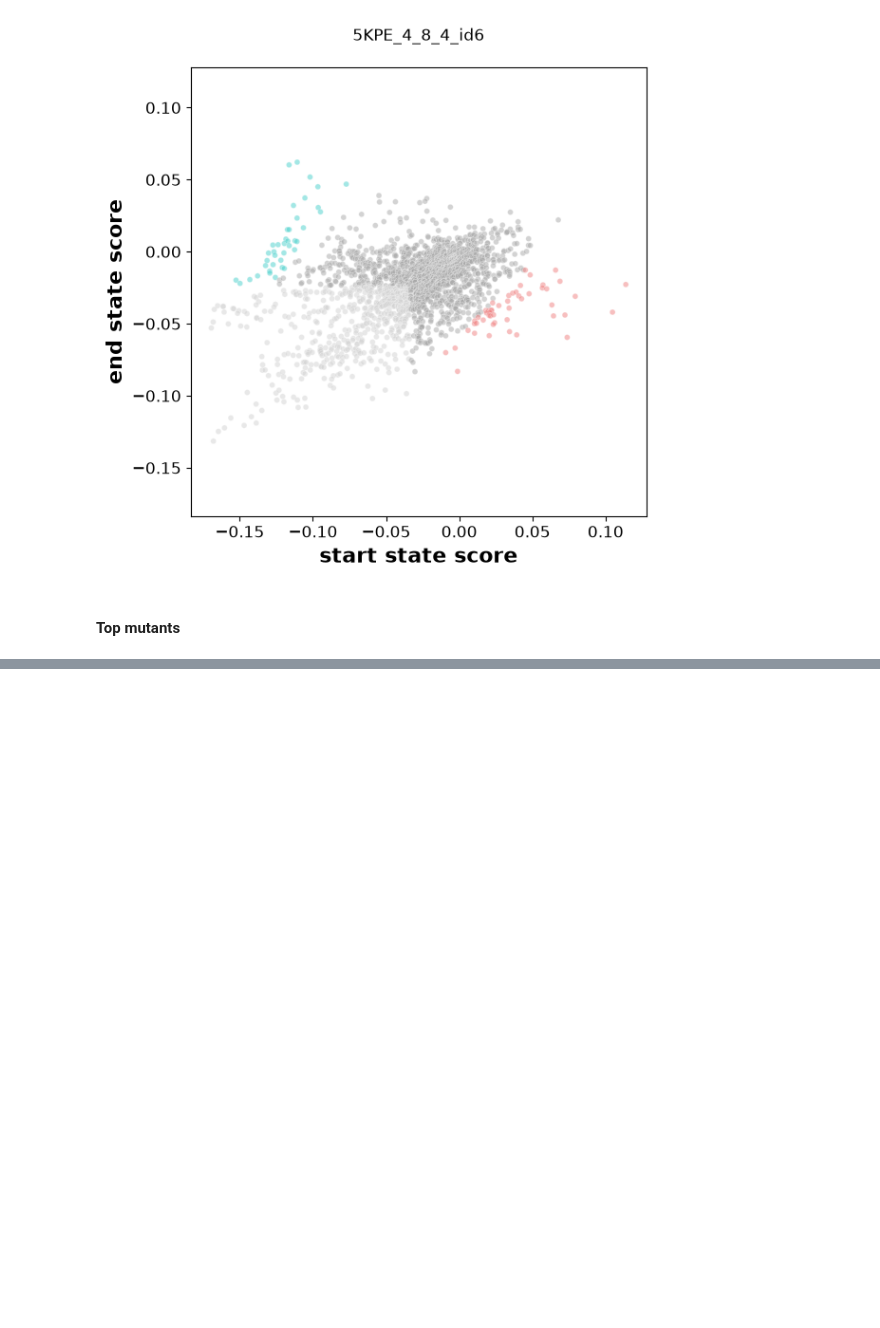
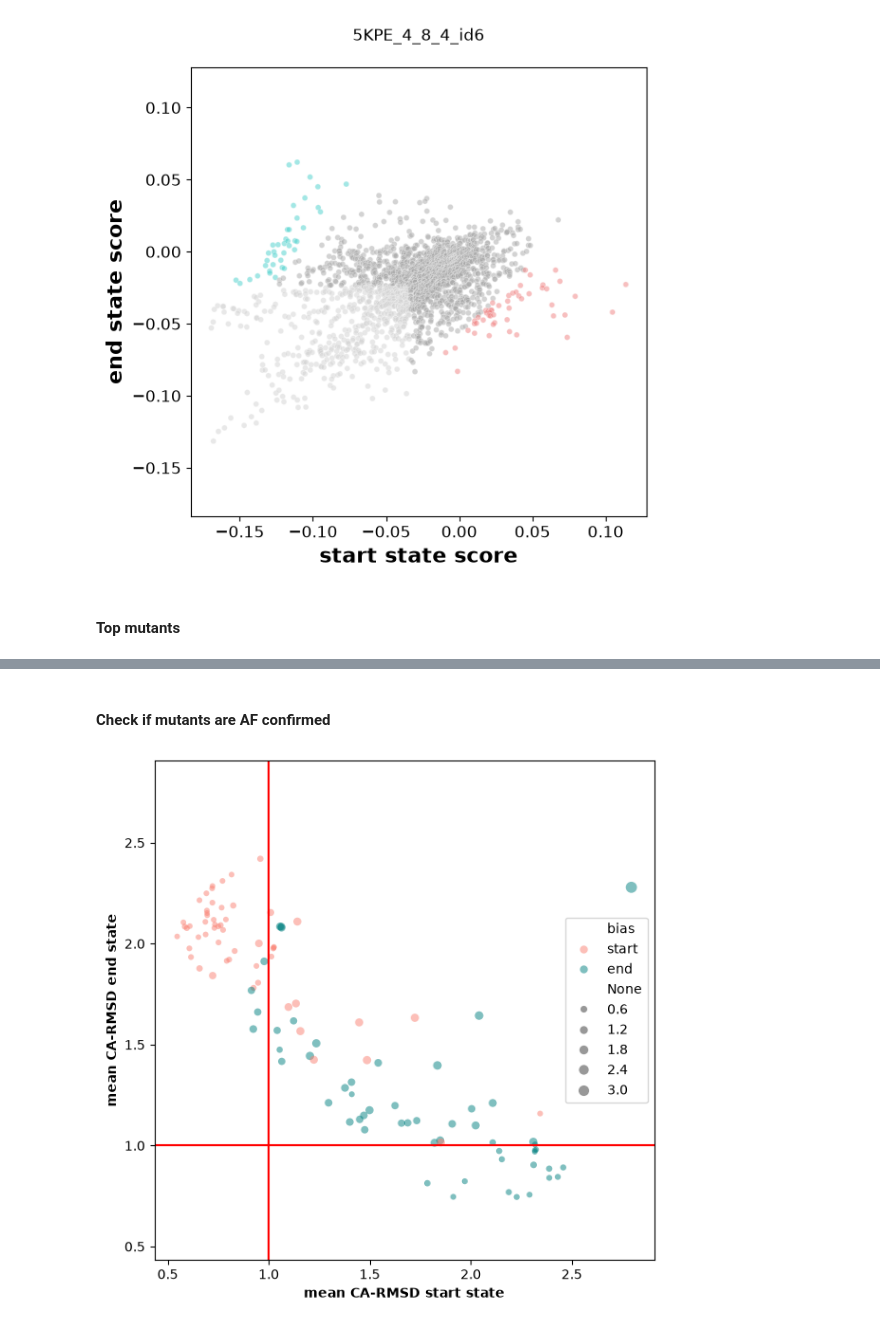
Before and after one commit to geanhu/rotation-su26-kortemme-lab, a Jupyter notebook: notebooks/conformational-biasing.ipynb, the cells around one changed output, grey strips where cells are left out. Cells and saved outputs as stored; diff of their text form; code cells hidden in the pictures; blank space fills up the shorter version.

```diff
--- a/notebooks/conformational-biasing.ipynb
+++ b/notebooks/conformational-biasing.ipynb
@@ -619,0 +735,2 @@ af_input.to_csv(
+# %% [markdown]
+#### Check if mutants are AF confirmed
@@ -619,0 +801,64 @@ af_input.to_csv(
+# %%
+# plot
+fig, ax = plt.subplots(figsize=(8, 6))
+
+# aggregate
+scores_agg = scores.groupby('name').agg(
+    start_rmsd_mean=('start_rmsd', 'mean'),
+    start_rmsd_std=('start_rmsd', 'std'),
+    end_rmsd_mean=('end_rmsd', 'mean'),
+    end_rmsd_std=('end_rmsd', 'std'),
+    bias=('bias', 'first')
+).reset_index()
+
+# start biased
+graph_df = scores_agg
+start_sc = sns.scatterplot(
+    x = graph_df['start_rmsd_mean'],
+    y = graph_df['end_rmsd_mean'],
+    hue = graph_df['bias'],
+    size = (graph_df['start_rmsd_std'] + graph_df['end_rmsd_std']),
+    palette = {
+        'start': 'salmon',
+        'end': 'teal'
+    },
+    linewidth = 0,
+    ax = ax,
+    alpha = 0.5,
+    legend = True
+)
+
+# cutoff
+ax.axhline(
+    y=1,
+    color='red'
+)
+ax.axvline(
+    x=1,
+    color='red'
+)
+
+# axes
+ax.set_xlabel(
+    'mean CA-RMSD start state',
+    fontweight='bold'
+)
+ax.set_ylabel(
+    'mean CA-RMSD end state',
+    fontweight='bold'
+)
+axmin = min(
+    ax.get_xlim()[0],
+    ax.get_ylim()[0]
+)
+axmax = max(
+    ax.get_xlim()[1],
+    ax.get_ylim()[1]
+)
+ax.set_xlim(axmin, axmax)
+ax.set_ylim(axmin, axmax)
+ax.set_aspect('equal')
+plt.tight_layout()
+plt.show()
+# %% [output]
+[figure, added]
```
Also changed, not shown: parts of 26 cells of this notebook, 5 other files.
